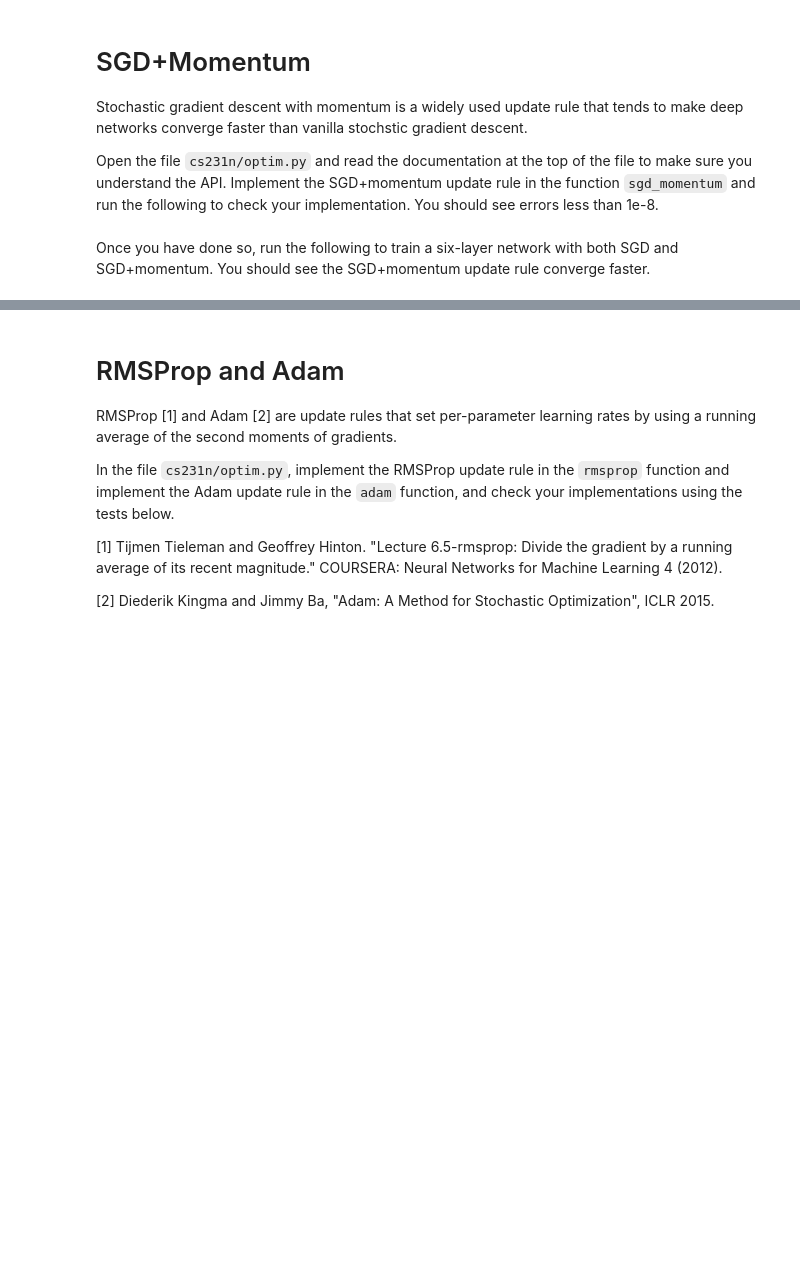
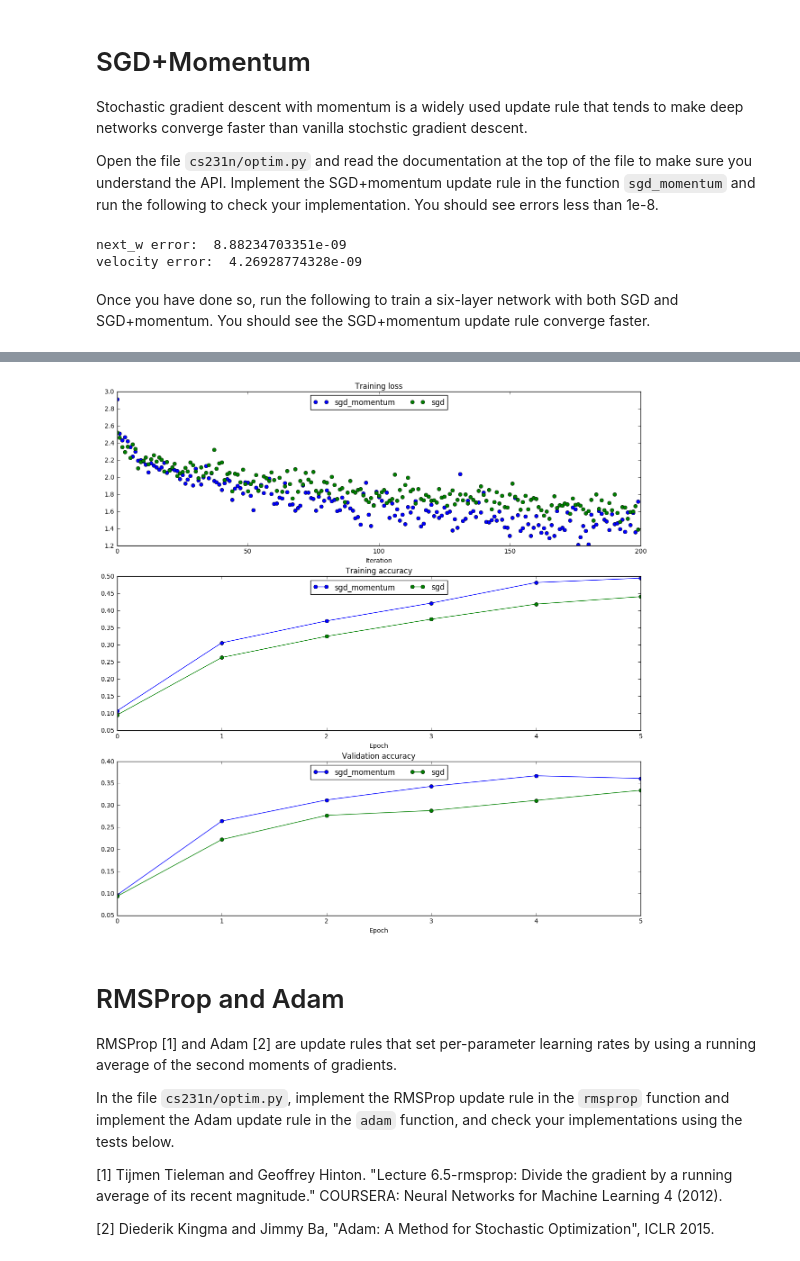
Before and after one commit to roypan/CS231n, a Jupyter notebook: winter1516_assignment2/FullyConnectedNets.ipynb, the cells around one changed output, grey strips where cells are left out. Cells and saved outputs as stored; diff of their text form; code cells hidden in the pictures; blank space fills up the shorter version.

```diff
--- a/winter1516_assignment2/FullyConnectedNets.ipynb
+++ b/winter1516_assignment2/FullyConnectedNets.ipynb
@@ -501,8 +552,11 @@ expected_velocity = np.asarray([
   [ 0.68217895,  0.69633684,  0.71049474,  0.72465263,  0.73881053],
   [ 0.75296842,  0.76712632,  0.78128421,  0.79544211,  0.8096    ]])
 
-print 'next_w error: ', rel_error(next_w, expected_next_w)
-print 'velocity error: ', rel_error(expected_velocity, config['velocity'])
+print('next_w error: ', rel_error(next_w, expected_next_w))
+print('velocity error: ', rel_error(expected_velocity, config['velocity']))
+# %% [output]
+next_w error:  8.88234703351e-09
+velocity error:  4.26928774328e-09
 # %% [markdown]
 Once you have done so, run the following to train a six-layer network with both SGD and SGD+momentum. You should see the SGD+momentum update rule converge faster.
 # %%
@@ -517,7 +571,7 @@ small_data = {
 solvers = {}
 
 for update_rule in ['sgd', 'sgd_momentum']:
-  print 'running with ', update_rule
+  print('running with ', update_rule)
   model = FullyConnectedNet([100, 100, 100, 100, 100], weight_scale=5e-2)
 
   solver = Solver(model, small_data,
@@ -543,7 +597,7 @@ plt.subplot(3, 1, 3)
 plt.title('Validation accuracy')
 plt.xlabel('Epoch')
 
-for update_rule, solver in solvers.iteritems():
+for update_rule, solver in solvers.items():
   plt.subplot(3, 1, 1)
   plt.plot(solver.loss_history, 'o', label=update_rule)
 
@@ -558,3 +612,4 @@ for i in [1, 2, 3]:
   plt.legend(loc='upper center', ncol=4)
 plt.gcf().set_size_inches(15, 15)
 plt.show()
+# %% [output]
@@ -561,3 +633,4 @@ plt.show()
+[figure, added]
 # %% [markdown]
 # RMSProp and Adam
 RMSProp [1] and Adam [2] are update rules that set per-parameter learning rates by using a running average of the second moments of gradients.
```
Also changed, not shown: parts of 14 cells of this notebook, 2 other files.
